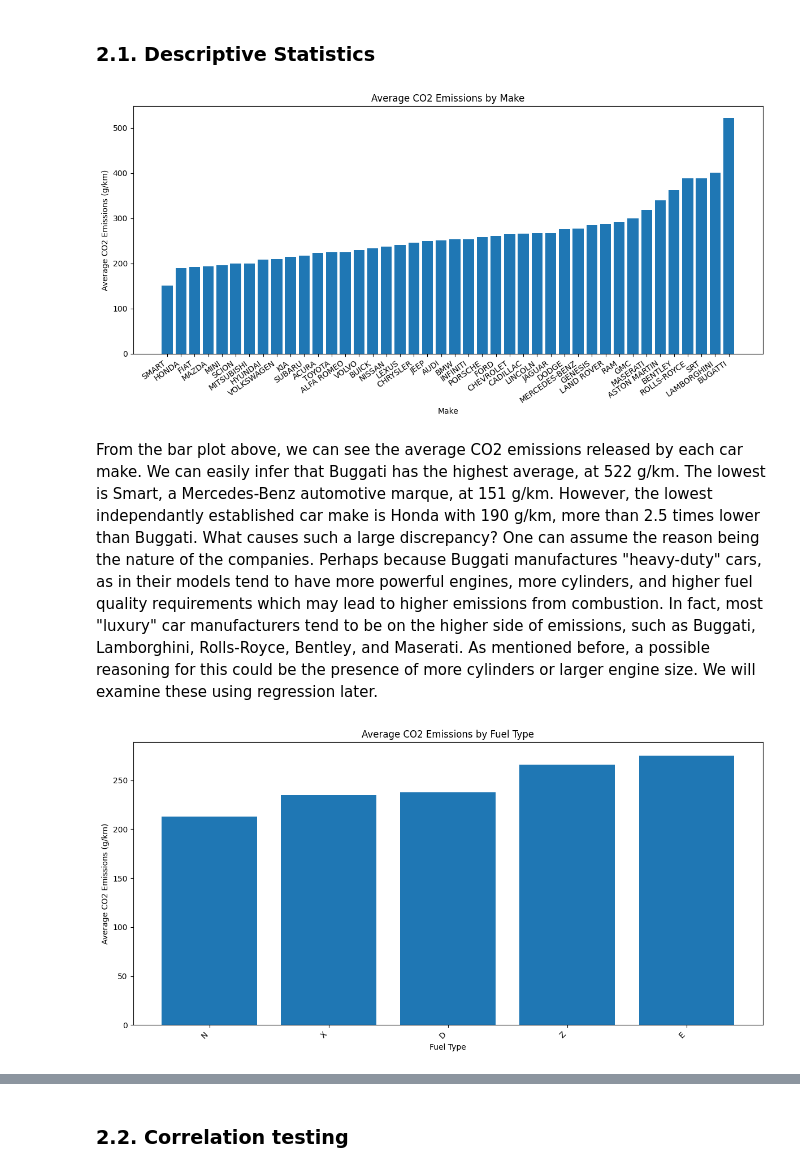
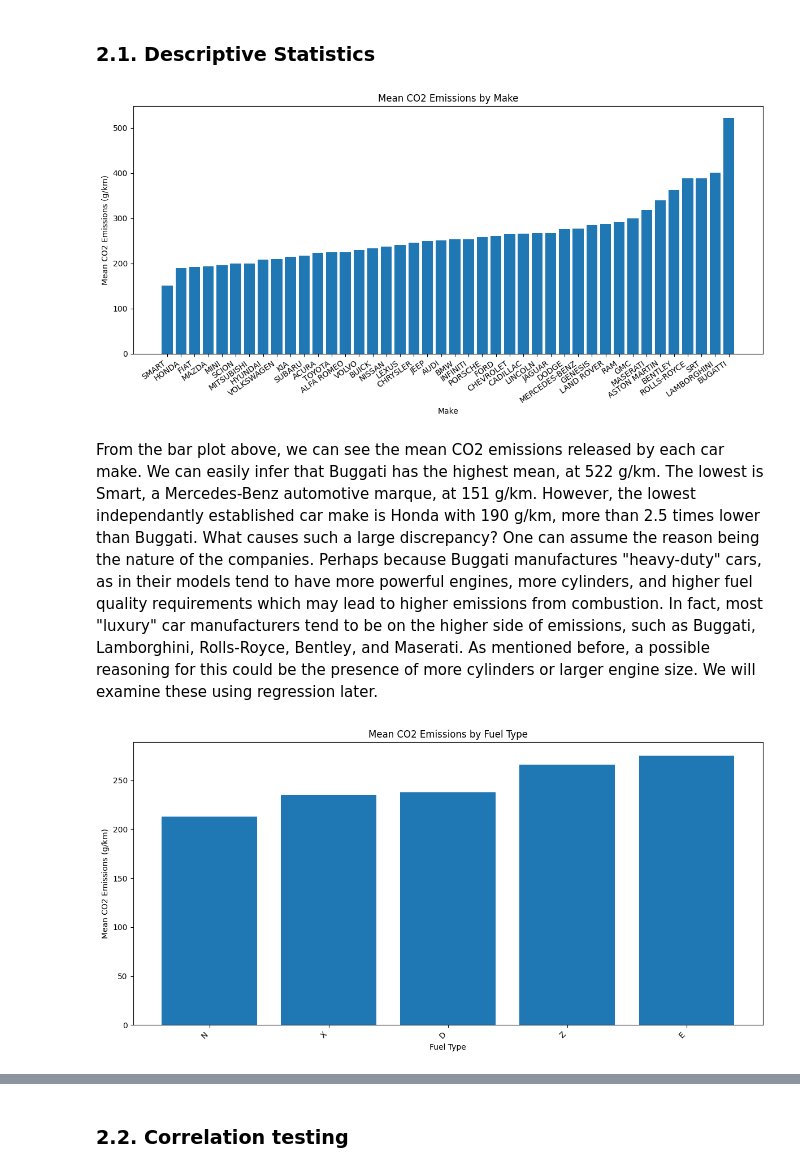
Before and after one commit to HasNas03/Jupyter-notebooks, a Jupyter notebook: emissions/Carbon Emissions.ipynb, the cells around one changed output, grey strips where cells are left out. Drawn from its saved outputs; the diff is of its cells as text; code cells hidden in the pictures.

Commit message:
updated emissions

```diff
--- a/emissions/Carbon Emissions.ipynb
+++ b/emissions/Carbon Emissions.ipynb
@@ -83,20 +83,20 @@ average_co2_by_make = df.groupby('Make')['CO2 Emissions(g/km)'].mean().reset_ind
 # %%
 # sort df by average CO2 emissions
 average_co2_by_make = average_co2_by_make.sort_values(by='CO2 Emissions(g/km)')
 
 # bar plot
 plt.figure(figsize=(12, 6))
 plt.bar(average_co2_by_make['Make'], average_co2_by_make['CO2 Emissions(g/km)'])
 plt.xlabel('Make')
-plt.ylabel('Average CO2 Emissions (g/km)')
-plt.title('Average CO2 Emissions by Make')
+plt.ylabel('Mean CO2 Emissions (g/km)')
+plt.title('Mean CO2 Emissions by Make')
 plt.xticks(rotation=35, ha='right')  # Rotate x-axis labels for better readability
 plt.tight_layout()
 plt.show()
 # %% [output]
-[figure, old version]
+[figure, new version]
 # %% [markdown]
-From the bar plot above, we can see the average CO2 emissions released by each car make. We can easily infer that Buggati has the highest average, at 522 g/km. The lowest is Smart, a Mercedes-Benz automotive marque, at 151 g/km. However, the lowest independantly established car make is Honda with 190 g/km, more than 2.5 times lower than Buggati. What causes such a large discrepancy? One can assume the reason being the nature of the companies. Perhaps because Buggati manufactures "heavy-duty" cars, as in their models tend to have more powerful engines, more cylinders, and higher fuel quality requirements which may lead to higher emissions from combustion. In fact, most "luxury" car manufacturers tend to be on the higher side of emissions, such as Buggati, Lamborghini, Rolls-Royce, Bentley, and Maserati. As mentioned before, a possible reasoning for this could be the presence of more cylinders or larger engine size. We will examine these using regression later.
+From the bar plot above, we can see the mean CO2 emissions released by each car make. We can easily infer that Buggati has the highest mean, at 522 g/km. The lowest is Smart, a Mercedes-Benz automotive marque, at 151 g/km. However, the lowest independantly established car make is Honda with 190 g/km, more than 2.5 times lower than Buggati. What causes such a large discrepancy? One can assume the reason being the nature of the companies. Perhaps because Buggati manufactures "heavy-duty" cars, as in their models tend to have more powerful engines, more cylinders, and higher fuel quality requirements which may lead to higher emissions from combustion. In fact, most "luxury" car manufacturers tend to be on the higher side of emissions, such as Buggati, Lamborghini, Rolls-Royce, Bentley, and Maserati. As mentioned before, a possible reasoning for this could be the presence of more cylinders or larger engine size. We will examine these using regression later.
 # %%
 # group by fuel type and calc mean emission
 average_co2_by_fueltype = df.groupby('Fuel Type')['CO2 Emissions(g/km)'].mean().reset_index()
@@ -108,11 +108,11 @@ average_co2_by_fueltype = average_co2_by_fueltype.sort_values(by='CO2 Emissions(
 plt.figure(figsize=(12, 6))
 plt.bar(average_co2_by_fueltype['Fuel Type'], average_co2_by_fueltype['CO2 Emissions(g/km)'])
 plt.xlabel('Fuel Type')
-plt.ylabel('Average CO2 Emissions (g/km)')
-plt.title('Average CO2 Emissions by Fuel Type')
+plt.ylabel('Mean CO2 Emissions (g/km)')
+plt.title('Mean CO2 Emissions by Fuel Type')
 plt.xticks(rotation=45, ha='right')  # Rotate x-axis labels for better readability
 plt.tight_layout()
 plt.show()
 # %% [output]
-[figure, old version]
+[figure, new version]
 # %% [markdown]
```
Also changed, not shown: parts of 11 cells of this notebook, 1 other file.
